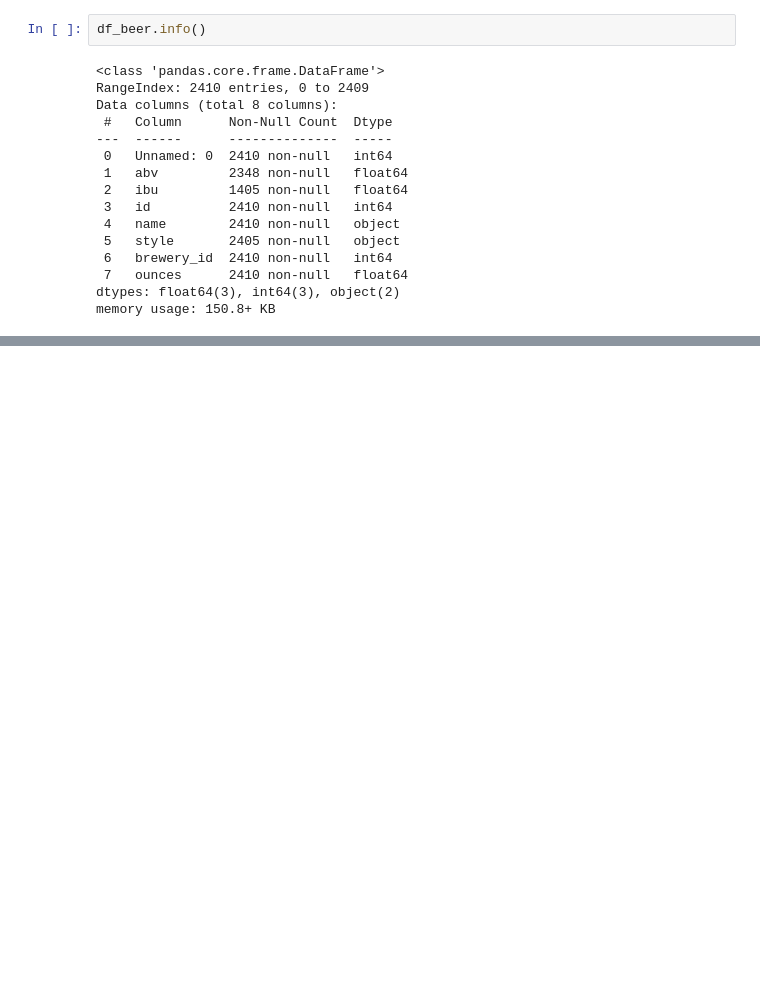
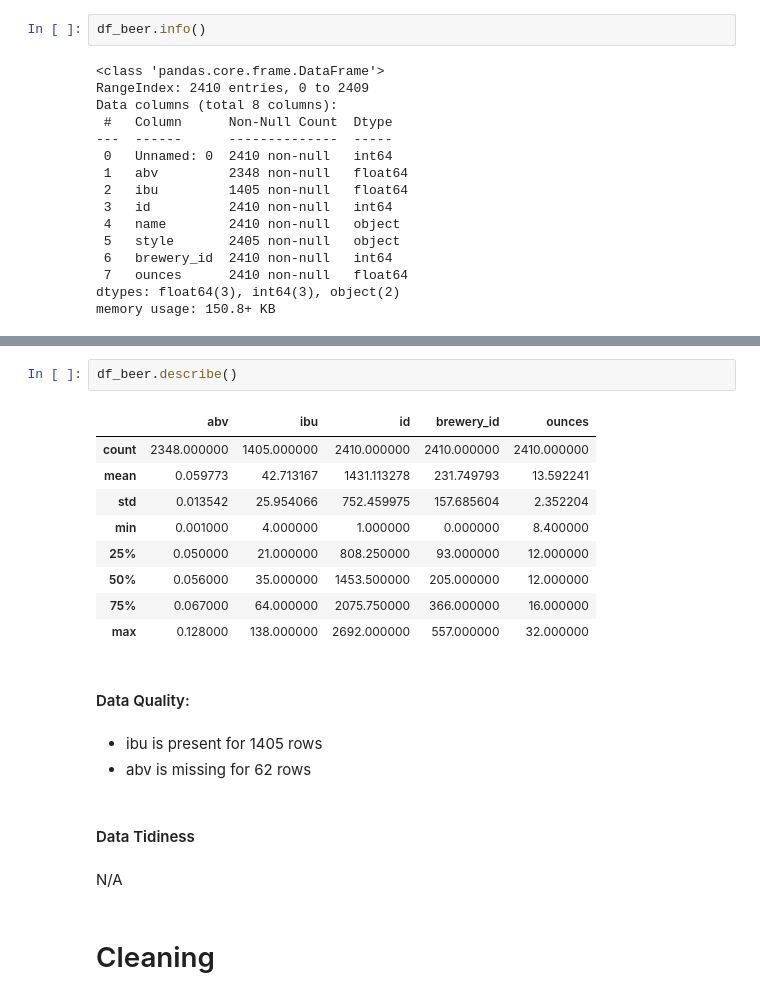
Before and after one commit to akkiannu/BeerAnalysis, a Jupyter notebook: exploration.ipynb, the cells around one changed output, grey strips where cells are left out. Saved outputs shown, nothing was run; the diff lists cells and outputs as text; blank space fills up the shorter version.

```diff
--- a/exploration.ipynb
+++ b/exploration.ipynb
@@ -53,0 +77,23 @@ memory usage: 150.8+ KB
+# %%
+df_beer.describe()
+# %% [output]
+|  | abv | ibu | id | brewery_id | ounces |
+| count | 2348.000000 | 1405.000000 | 2410.000000 | 2410.000000 | 2410.000000 |
+| mean | 0.059773 | 42.713167 | 1431.113278 | 231.749793 | 13.592241 |
+| std | 0.013542 | 25.954066 | 752.459975 | 157.685604 | 2.352204 |
+| min | 0.001000 | 4.000000 | 1.000000 | 0.000000 | 8.400000 |
+| 25% | 0.050000 | 21.000000 | 808.250000 | 93.000000 | 12.000000 |
+| 50% | 0.056000 | 35.000000 | 1453.500000 | 205.000000 | 12.000000 |
+| 75% | 0.067000 | 64.000000 | 2075.750000 | 366.000000 | 16.000000 |
+| max | 0.128000 | 138.000000 | 2692.000000 | 557.000000 | 32.000000 |
+# %% [markdown]
+#### Data Quality:
+# %% [markdown]
+- ibu is present for 1405 rows
+- abv is missing for 62 rows
+# %% [markdown]
+#### Data Tidiness
+# %% [markdown]
+N/A
+# %% [markdown]
+# Cleaning
```
Also changed, not shown: parts of 18 cells of this notebook.
